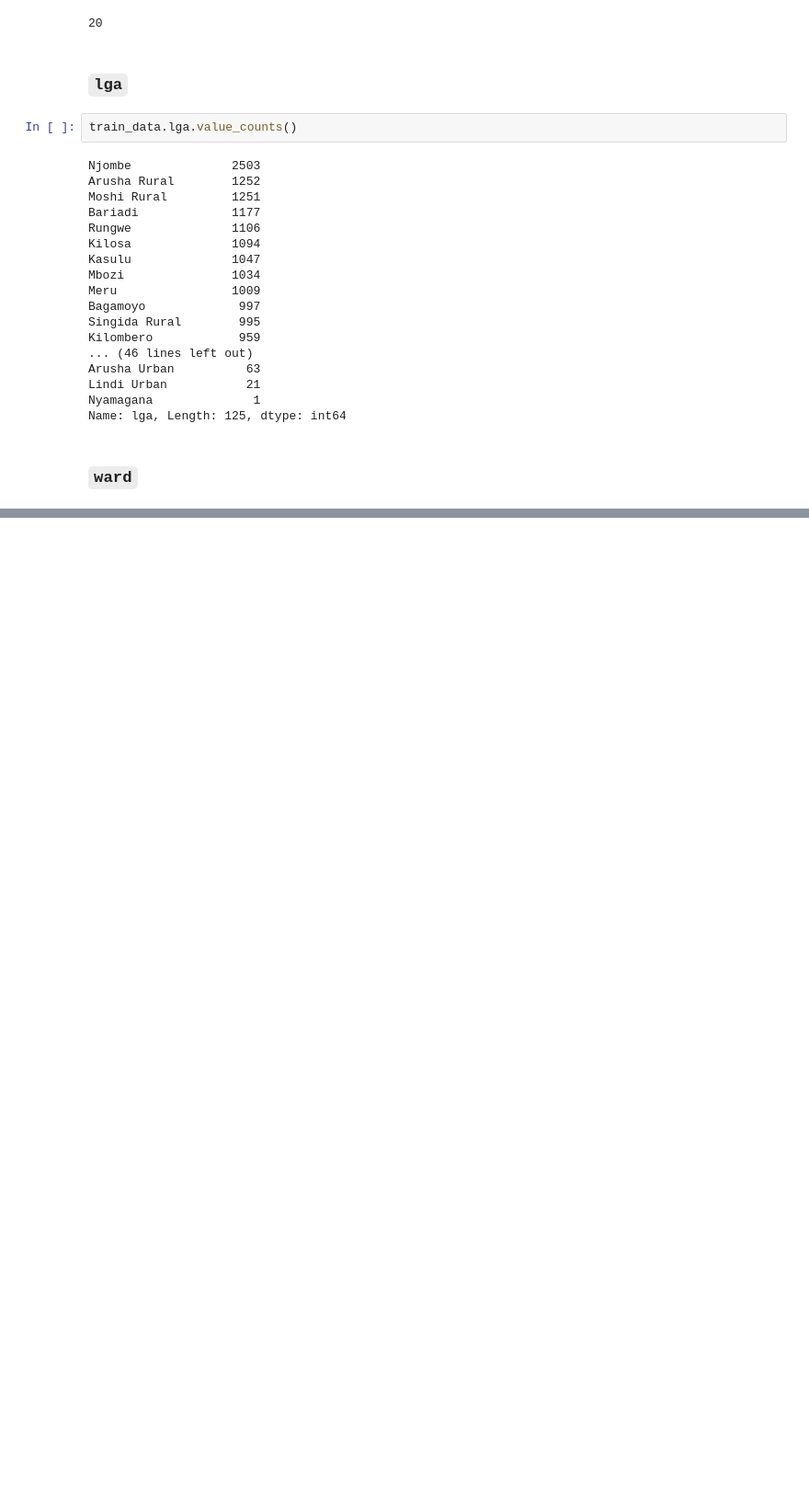
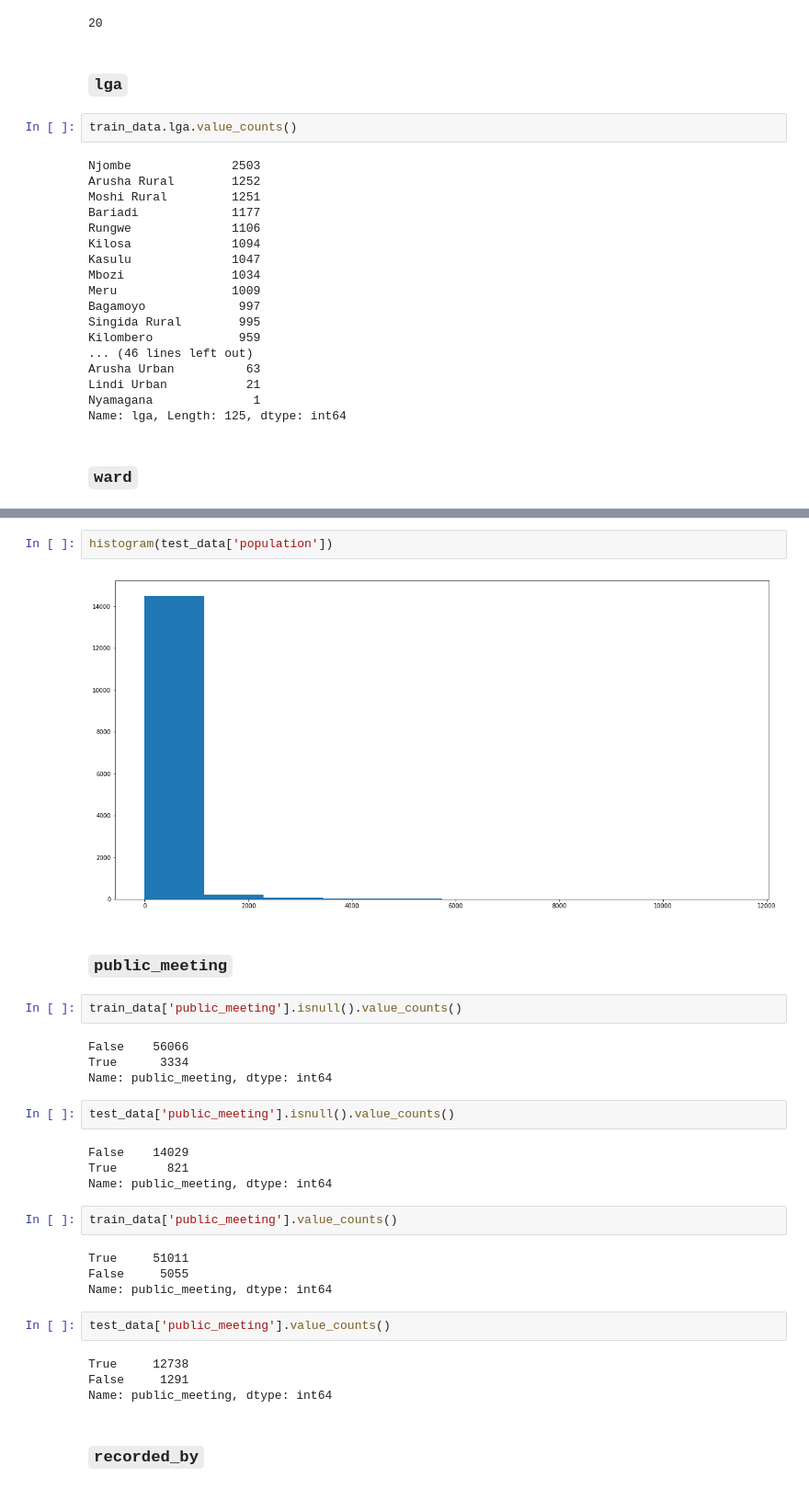
Before and after one commit to s28kiru/clean-pump-prediction, a Jupyter notebook: eda.ipynb, the cells around one changed output, grey strips where cells are left out. Shown at 92% size. Drawn from its saved outputs; the diff is of its cells as text; blank space fills up the shorter version.

```diff
--- a/eda.ipynb
+++ b/eda.ipynb
@@ -516,0 +547,32 @@ train_data.
+# %%
+histogram(test_data['population'])
+# %% [output]
+[figure, added]
+# %% [markdown]
+### `public_meeting`
+# %%
+train_data['public_meeting'].isnull().value_counts()
+# %% [output]
+False    56066
+True      3334
+Name: public_meeting, dtype: int64
+# %%
+test_data['public_meeting'].isnull().value_counts()
+# %% [output]
+False    14029
+True       821
+Name: public_meeting, dtype: int64
+# %%
+train_data['public_meeting'].value_counts()
+# %% [output]
+True     51011
+False     5055
+Name: public_meeting, dtype: int64
+# %%
+test_data['public_meeting'].value_counts()
+# %% [output]
+True     12738
+False     1291
+Name: public_meeting, dtype: int64
+# %% [markdown]
+### `recorded_by`
```
Also changed, not shown: parts of 28 cells of this notebook.
